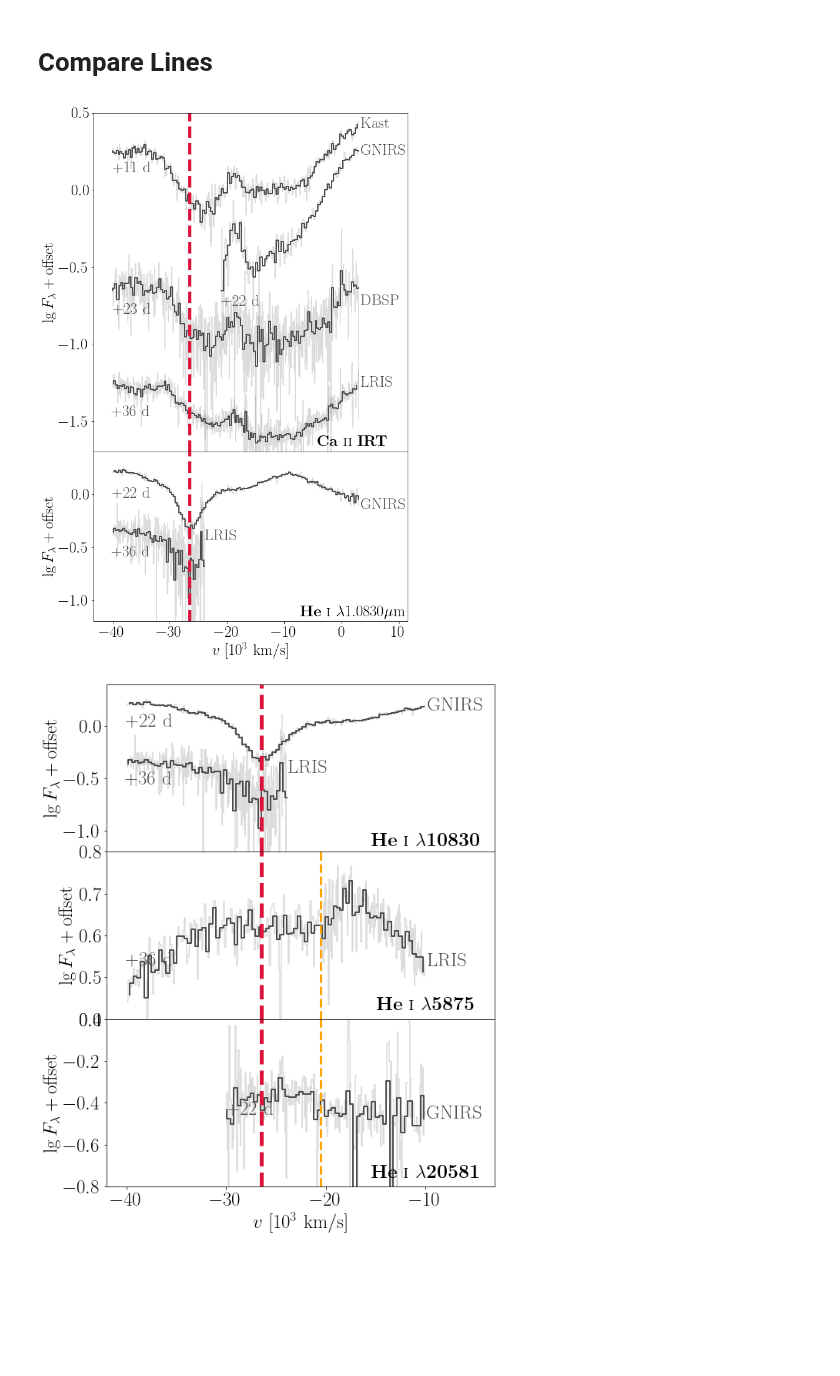
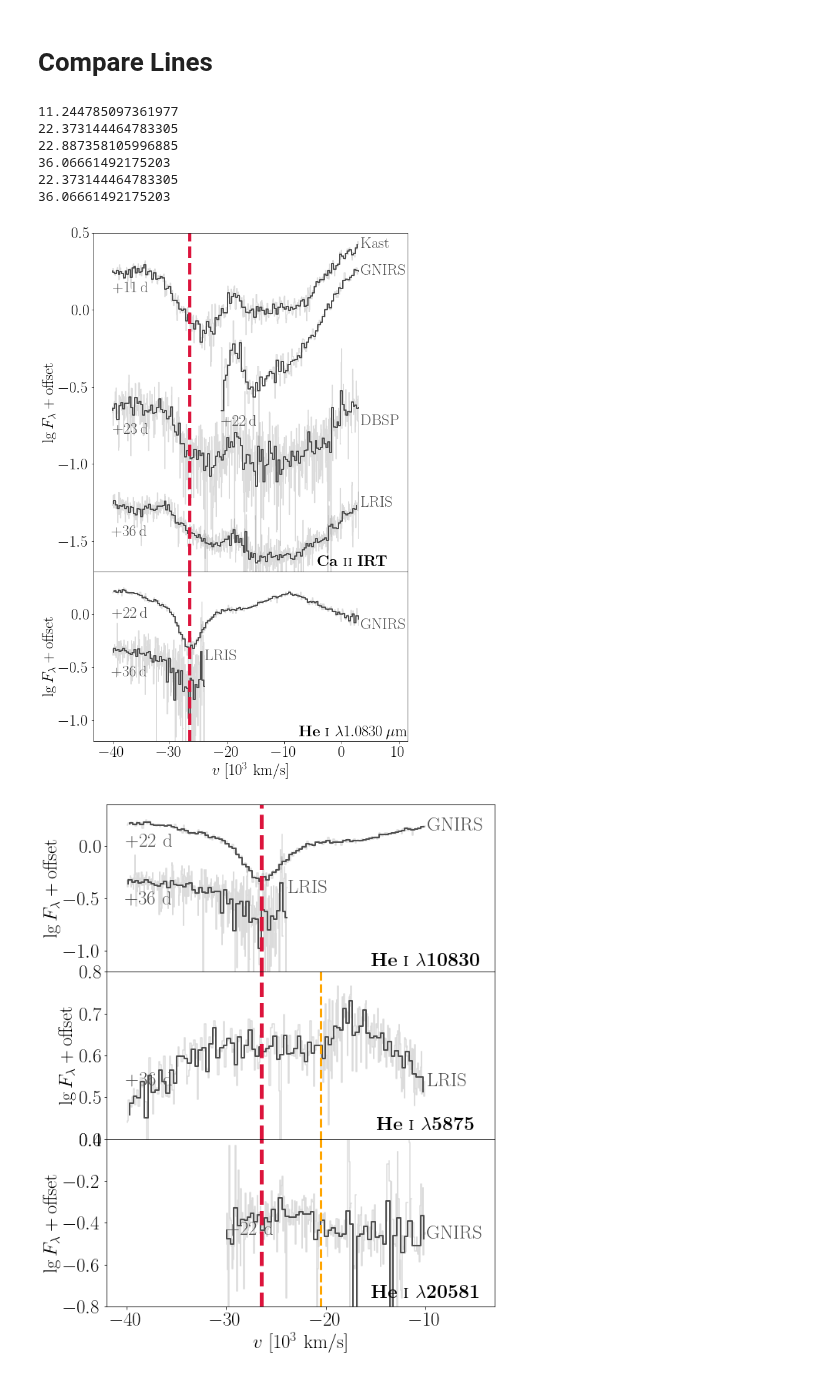
Before and after one commit to slowdivePTG/SN2020jgb, a Jupyter notebook: rv/SN2020jgb/CaII_HeI_hvf.ipynb, the cells around one changed output. Cells and saved outputs as stored; diff of their text form; code cells hidden in the pictures; blank space fills up the shorter version.

```diff
--- a/rv/SN2020jgb/CaII_HeI_hvf.ipynb
+++ b/rv/SN2020jgb/CaII_HeI_hvf.ipynb
@@ -157,9 +157,10 @@ def compare_lines(spec_files,
             col = np.repeat([None], len(spec_files))
 
         if phase < 0:
-            label = r'$-{:.0f}\ \mathrm d$'.format(np.abs(phase))
+            label = r'$-{:.0f}\,\mathrm d$'.format(np.abs(phase))
         else:
-            label = r'$+{:.0f}\ \mathrm d$'.format(np.abs(phase))
+            label = r'$+{:.0f}\,\mathrm d$'.format(np.abs(phase))
+        print(phase)
 
         if phase > 22.5:
             h = 0.5 * (phase / 22)**.2
@@ -229,35 +230,41 @@ compare_lines(spec_files,
               col=col_Ca,
               instru=instru)
 ax0.set_ylim(-1.7, 0.5)
 ax0.set_xticks([])
 ax0.set_xlabel('')
 ax0.set_yticks([-1.5, -1, -0.5, 0, 0.5])
 ax0.text(2, -1.66, r'$\mathbf{Ca\ \textsc{ii}\ IRT}$', ha='center')
 
 HeI = 10830
 col_He = ['0.3', '0.3']
 instru_He = [r'\mathrm{GNIRS}', r'\mathrm{LRIS}']
 compare_lines(spec_He_files,
               ax1,
               line=HeI,
               vmax=-40000,
               vmin=3000,
               phase_min=11,
               phase_max=37,
               norm_fac=1,
               bin_size=300,
               col=col_He,
               instru=instru_He)
 ax1.set_ylim(-1.2, 0.4)
 #ax1.text(2, -1.15, r'$\mathbf{He\ \textsc{i}\ \lambda 10830}$', ha='center')
-ax1.text(2, -1.15, r'$\mathbf{He\ \textsc{i}}\ \mathrm{\lambda 1.0830\mu m}$', ha='center')
+ax1.text(2, -1.15, r'$\mathbf{He\ \textsc{i}}\ \mathrm{\lambda 1.0830\,\mu m}$', ha='center')
 
 ax0.axvline(-26.5, color='crimson', linestyle='--', linewidth=5)
 ax1.axvline(-26.5, color='crimson', linestyle='--', linewidth=5)
 
 plt.savefig('../../paper/figures/CaII_HeI_hvf.pdf', bbox_inches='tight')
 # %% [output]
+11.244785097361977
+22.373144464783305
+22.887358105996885
+36.06661492175203
+22.373144464783305
+36.06661492175203
-[figure, old version]
+[figure, new version]
 # %%
 fig = plt.figure(figsize=(10, 12))
 gs = fig.add_gridspec(nrows=3,
```
Also changed, not shown: 13 other files.
